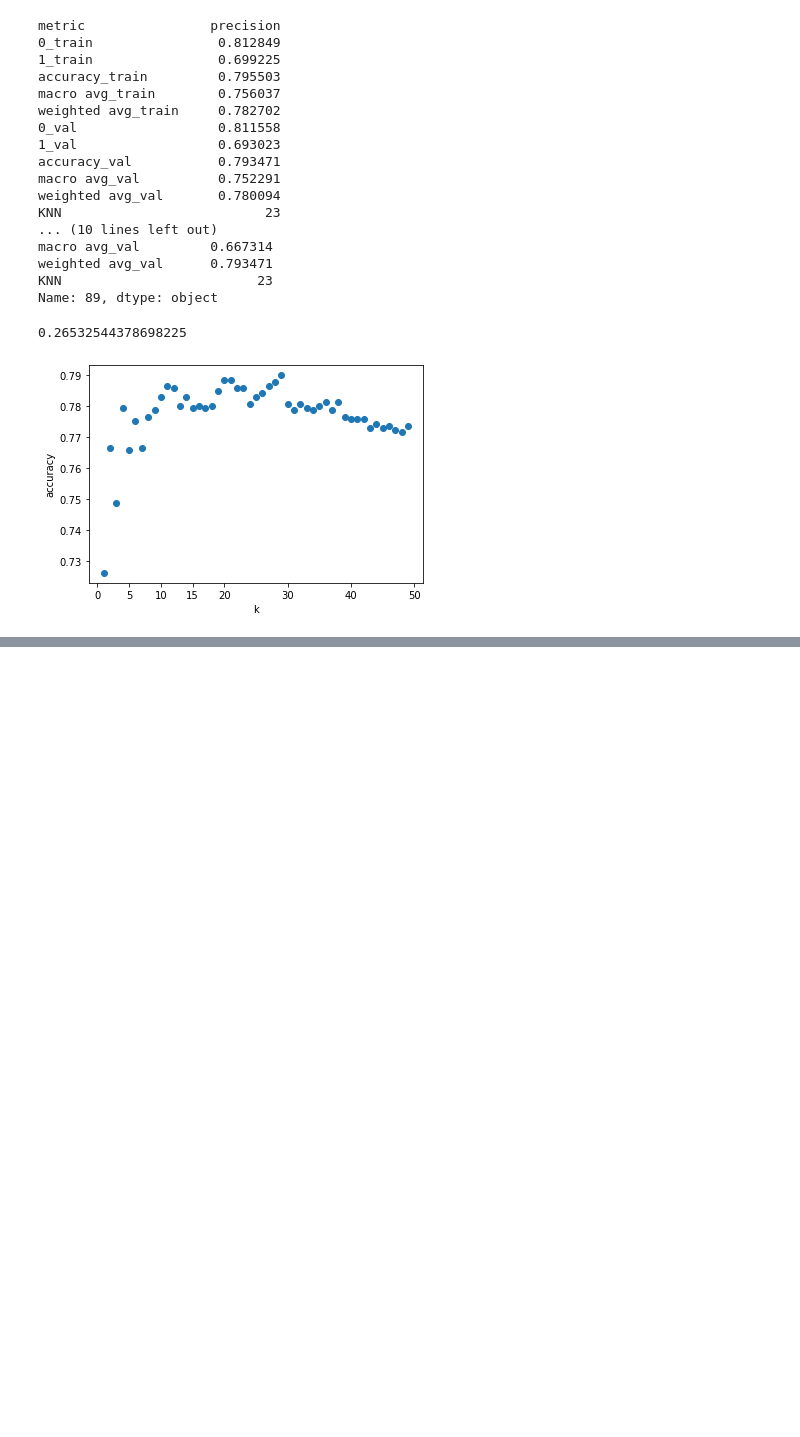
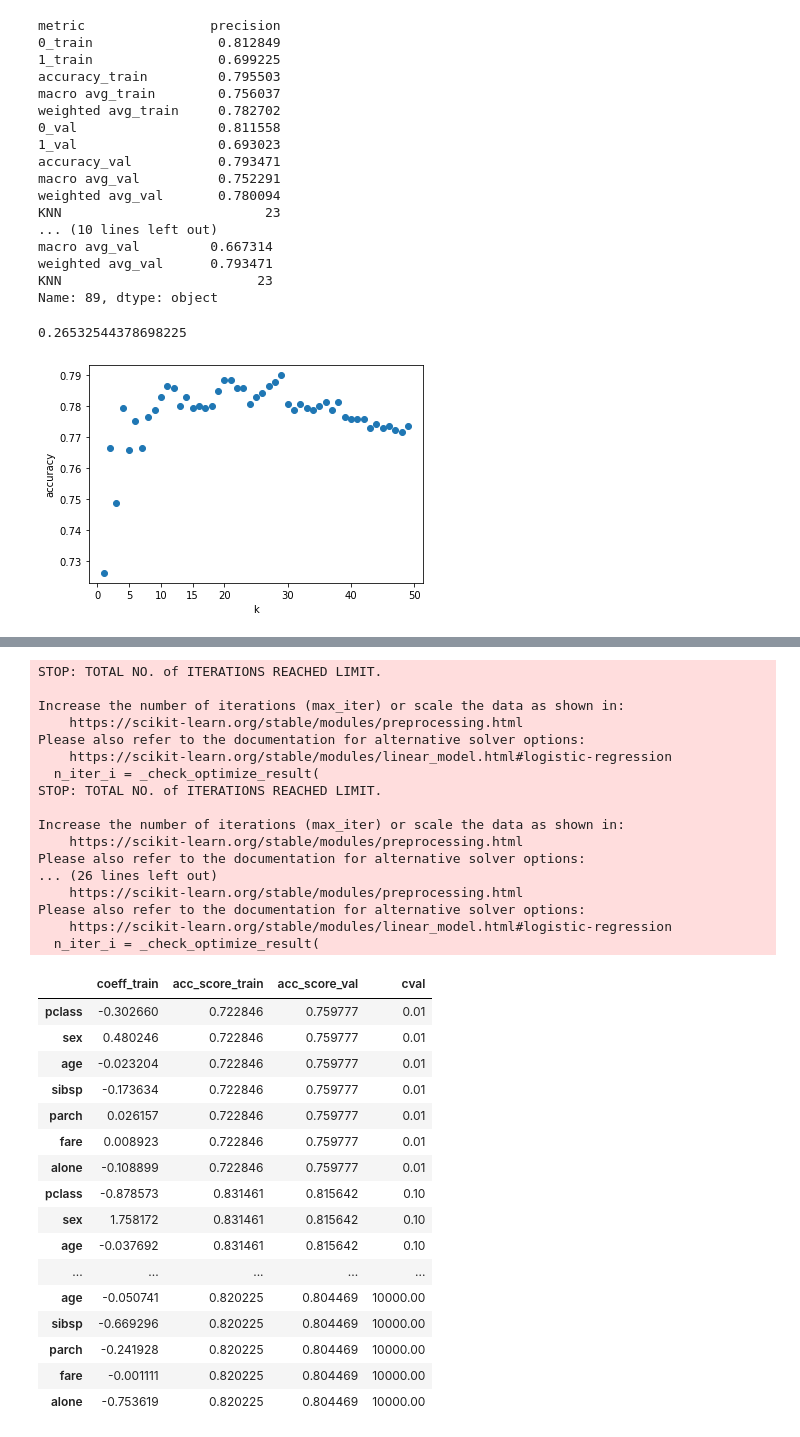
Before and after one commit to geary-shenck/classification-exercises, a Jupyter notebook: model.ipynb, the cells around one changed output, grey strips where cells are left out. Saved outputs shown, nothing was run; the diff lists cells and outputs as text; code cells hidden in the pictures; blank space fills up the shorter version.

```diff
--- a/model.ipynb
+++ b/model.ipynb
@@ -1300,0 +1456,26 @@ plt.show()
+# %%
+further_titanic_df = prepare.prep_titanic_further()
+further_titanic_df = further_titanic_df.loc[:,~further_titanic_df.columns.duplicated()].copy()
+further_titanic_df.drop(columns=["embark_town",
+                                #"age",
+                                #"fare",
+                                #"sex",
+                                #"pclass",
+                                #"parch",
+                                #"sibsp",
+                                #"alone",
+                                "embark_town_Queenstown",
+                                "embark_town_Southampton",
+                                "passenger_id"],inplace=True)
+print(further_titanic_df.info())
+
+train_further_titanic_df,validate_further_titanic_df,test_further_titanic_df = prepare.split_function(further_titanic_df,"survived")
+
+X_train_further_titanic_df    =train_further_titanic_df.drop(columns="survived")
+y_train_further_titanic_df    =train_further_titanic_df["survived"]
+
+X_validate_further_titanic_df =validate_further_titanic_df.drop(columns="survived")
+y_validate_further_titanic_df =validate_further_titanic_df["survived"]
+
+X_test_further_titanic_df     =test_further_titanic_df.drop(columns="survived")
+y_test_further_titanic_df     =test_further_titanic_df["survived"]
@@ -1300,0 +1503,8 @@ plt.show()
+# %%
+temp0 = pd.DataFrame()
+for i in range(0,6+1):
+    y=(.01*(10**i))
+    temp1 = logreg_function(X_train_further_titanic_df,y_train_further_titanic_df,False,y,X_validate_further_titanic_df,y_validate_further_titanic_df)
+    temp0 = pd.concat([temp0,temp1],join="outer",sort=False)
+temp0
+# %% [output]
@@ -1300,0 +1528,34 @@ plt.show()
+STOP: TOTAL NO. of ITERATIONS REACHED LIMIT.
+
+Increase the number of iterations (max_iter) or scale the data as shown in:
+    https://scikit-learn.org/stable/modules/preprocessing.html
+Please also refer to the documentation for alternative solver options:
+    https://scikit-learn.org/stable/modules/linear_model.html#logistic-regression
+  n_iter_i = _check_optimize_result(
+STOP: TOTAL NO. of ITERATIONS REACHED LIMIT.
+
+Increase the number of iterations (max_iter) or scale the data as shown in:
+    https://scikit-learn.org/stable/modules/preprocessing.html
+Please also refer to the documentation for alternative solver options:
+... (26 lines left out)
+    https://scikit-learn.org/stable/modules/preprocessing.html
+Please also refer to the documentation for alternative solver options:
+    https://scikit-learn.org/stable/modules/linear_model.html#logistic-regression
+  n_iter_i = _check_optimize_result(
+|  | coeff_train | acc_score_train | acc_score_val | cval |
+| pclass | -0.302660 | 0.722846 | 0.759777 | 0.01 |
+| sex | 0.480246 | 0.722846 | 0.759777 | 0.01 |
+| age | -0.023204 | 0.722846 | 0.759777 | 0.01 |
+| sibsp | -0.173634 | 0.722846 | 0.759777 | 0.01 |
+| parch | 0.026157 | 0.722846 | 0.759777 | 0.01 |
+| fare | 0.008923 | 0.722846 | 0.759777 | 0.01 |
+| alone | -0.108899 | 0.722846 | 0.759777 | 0.01 |
+| pclass | -0.878573 | 0.831461 | 0.815642 | 0.10 |
+| sex | 1.758172 | 0.831461 | 0.815642 | 0.10 |
+| age | -0.037692 | 0.831461 | 0.815642 | 0.10 |
+| ... | ... | ... | ... | ... |
+| age | -0.050741 | 0.820225 | 0.804469 | 10000.00 |
+| sibsp | -0.669296 | 0.820225 | 0.804469 | 10000.00 |
+| parch | -0.241928 | 0.820225 | 0.804469 | 10000.00 |
+| fare | -0.001111 | 0.820225 | 0.804469 | 10000.00 |
+| alone | -0.753619 | 0.820225 | 0.804469 | 10000.00 |
```
Also changed, not shown: parts of 16 cells of this notebook.
